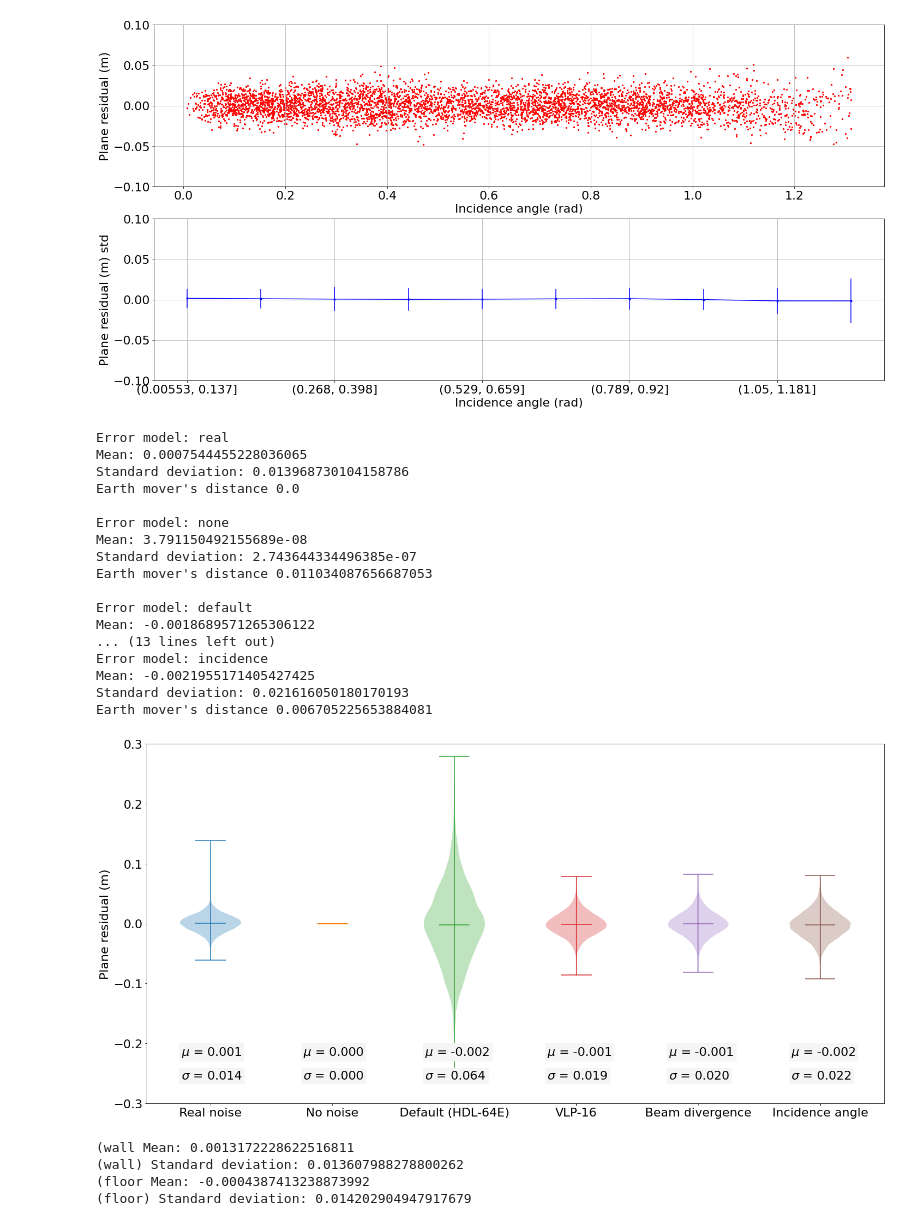
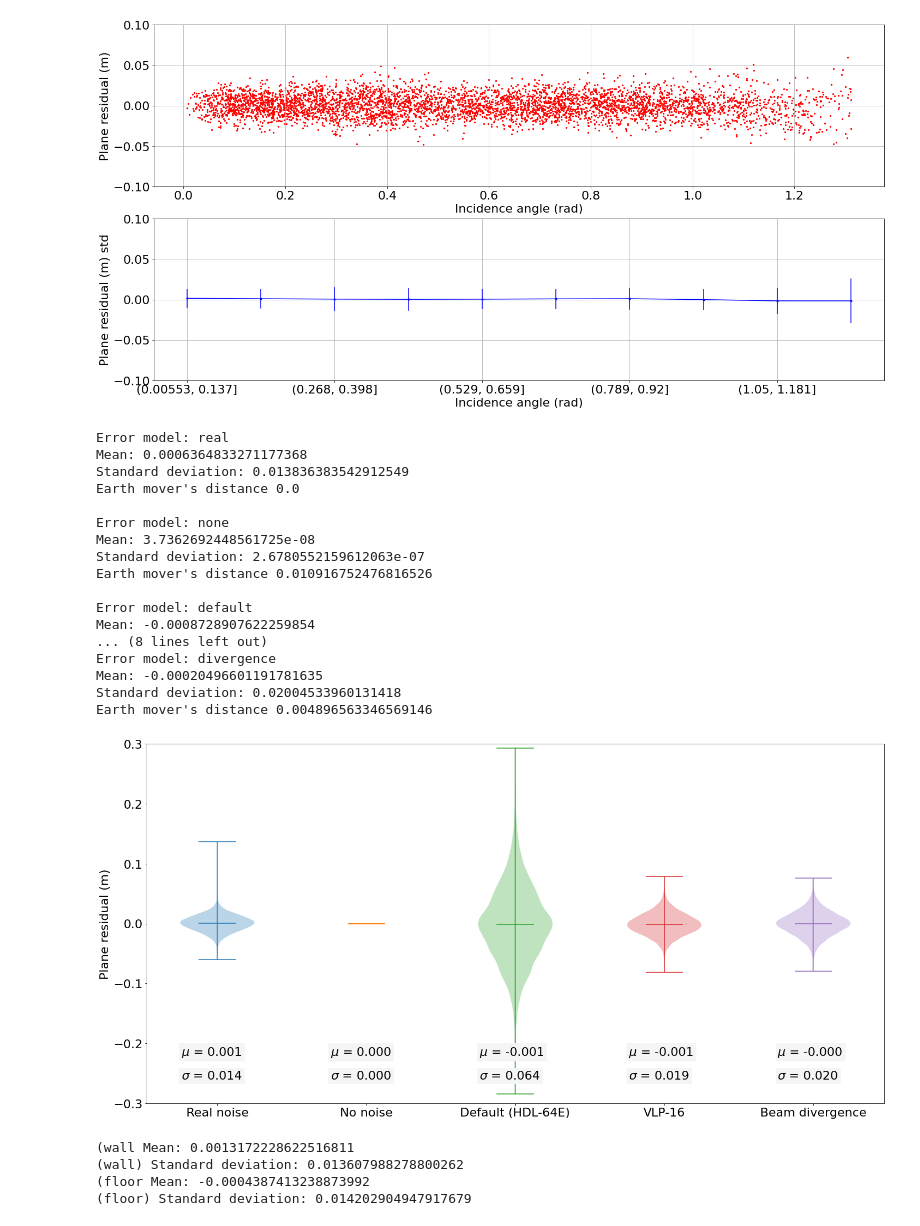
Before and after one commit to branislavjenco/thesis-code, a Jupyter notebook: using-pandas.ipynb, the cells around one changed output. Cells and saved outputs as stored; diff of their text form; code cells hidden in the pictures.

```diff
--- a/using-pandas.ipynb
+++ b/using-pandas.ipynb
@@ -217,48 +217,48 @@ error_models_without_ind = ["real", "none", "default", "base_vlp16", "divergence
 
 def plot_violin(data):
     fig = plt.figure()
     fig.set_figwidth(24)
     fig.set_figheight(12)
-    for i, error in enumerate(error_models):
+    for i, error in enumerate(error_models_without_ind):
         plt.violinplot(data.query("Error == @error")["Value"], positions=[i], showmeans=True)
         print(f"Error model: {error}")
         mean = data.query("Error == @error")["Value"].mean()
         std = data.query("Error == @error")["Value"].std()
         w = wasserstein_distance(data.query("Error == 'real'")["Value"], data.query("Error == @error")["Value"])
         print("Mean:", mean)
         print("Standard deviation:", std)
         print("Earth mover's distance", w)
         print()
         plt.text(i - 0.24, -0.22, f"$\mu$ = {mean:.3f}", backgroundcolor="whitesmoke")
         plt.text(i - 0.24, -0.26, f"$\sigma$ = {std:.3f}",  backgroundcolor="whitesmoke")
 
     plt.ylim(-0.3, 0.3)
-    plt.xticks(range(len(error_models)), labels=[error2label[x] for x in error_models])
+    plt.xticks(range(len(error_models_without_ind)), labels=[error2label[x] for x in error_models_without_ind])
     plt.ylabel("Plane residual (m)")
-#     fig.savefig("violins_all_together.png", bbox_inches='tight', pad_inches=1)
+    fig.savefig("plots/v_comparison_no_incidence.png", bbox_inches='tight', pad_inches=1)
     plt.show()
 
 plot_violin(df.sample(100000))
 # plot_violin(df.query("Error == 'default'"))
 # %% [output]
 Error model: real
-Mean: 0.0007544455228036065
-Standard deviation: 0.013968730104158786
+Mean: 0.0006364833271177368
+Standard deviation: 0.013836383542912549
 Earth mover's distance 0.0
 
 Error model: none
-Mean: 3.791150492155689e-08
-Standard deviation: 2.743644334496385e-07
-Earth mover's distance 0.011034087656687053
+Mean: 3.7362692448561725e-08
+Standard deviation: 2.6780552159612063e-07
+Earth mover's distance 0.010916752476816526
 
 Error model: default
-Mean: -0.0018689571265306122
-... (13 lines left out)
-Error model: incidence
-Mean: -0.0021955171405427425
-Standard deviation: 0.021616050180170193
-Earth mover's distance 0.006705225653884081
+Mean: -0.0008728907622259854
+... (8 lines left out)
+Error model: divergence
+Mean: -0.00020496601191781635
+Standard deviation: 0.02004533960131418
+Earth mover's distance 0.004896563346569146
-[figure, old version]
+[figure, new version]
 # %%
 def plot_violin(data):
     fig = plt.figure()
```
Also changed, not shown: 1 other file.
